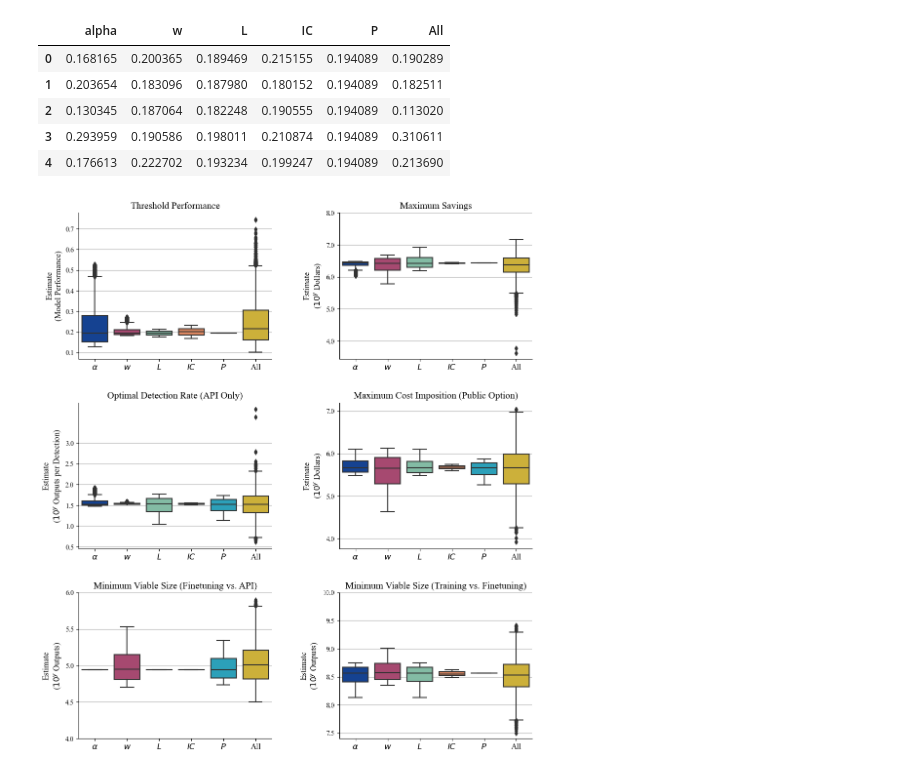
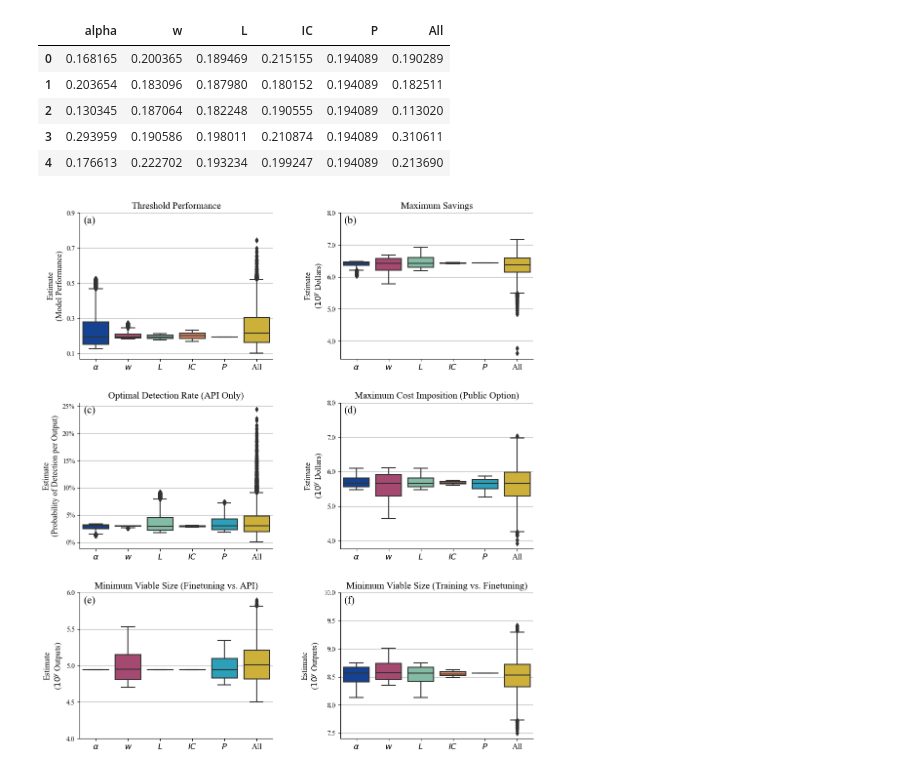
Before and after one commit to georgetown-cset/disinfo-costs, a Jupyter notebook: codebook.ipynb, the cells around one changed output. Saved outputs shown, nothing was run; the diff lists cells and outputs as text; code cells hidden in the pictures.

```diff
--- a/codebook.ipynb
+++ b/codebook.ipynb
@@ -262,7 +291,7 @@ fig, ax = plt.subplots(figsize = (8,5))
 for i, p_ in enumerate([0.25, 0.5, 0.75, 1.0]):
 
     # ...use the functions in the preceding block to simulate total penalties of each simulated campaign
-    # (Sorting the data does not affect the calculation of the mean across all simulations, but allows for easy plotting of confidence intervals)
+    # (Sorting the data does not affect the calculation of the mean across all samples, but allows for easy plotting of confidence intervals)
     simulated_data = np.sort(simulate_penalties(temp_p = p_), axis = 0)
 
     # Plot the mean penalties as a function of detection accuracy
@@ -273,18 +302,18 @@ for i, p_ in enumerate([0.25, 0.5, 0.75, 1.0]):
 
 # Adjust figure aesthetics for the left-hand figure
 #ax.set_yscale('log')
-ax.set_xlabel(f'Average Outputs to Detection (1/$\lambda$)', fontsize = 14, fontname = 'Times New Roman')
+ax.set_xlabel(f'Probability of Detection per Output ($\lambda$)', fontsize = 14, fontname = 'Times New Roman')
 ax.set_yticks([0., 1e6, 2e6, 3e6, 4e6, 5e6])
 ax.set_ylim([0., 4.5e6])
 ax.set_yticklabels(['$0', '$1M', '$2M', '$3M', '$4M', '$5M'], fontsize = 12, fontname = 'Times New Roman')
 ax.set_ylabel('Savings Eliminated by Monitoring Controls', fontsize = 14, fontname = 'Times New Roman')
 ax.set_xticks([0, 1, 2, 3, 4, 5])
 ax.set_xlim([0., 5.])
-ax.set_xticklabels(['100,000', '10,000', '1,000', '100', '10', '1'], fontsize = 12, fontname = 'Times New Roman')
+ax.set_xticklabels(['0.001%', '0.01%', '0.1%', '1%', '10%', '100%'], fontsize = 12, fontname = 'Times New Roman')
 ax.legend(prop=basefont)
 
 # Save and display the figure
-plt.savefig('figures/detection_penalties.jpg', dpi=300, bbox_inches='tight')
+plt.savefig('figures/detection_penalties.pdf', dpi=300, bbox_inches='tight')
 plt.show()
 plt.close()
 # %% [output]
@@ -375,7 +404,8 @@ max_costs = np.zeros((200, 200))
 for i, p2 in enumerate(np.arange(0.005, 1.005, step = 0.005)):
     for j, p1 in enumerate(np.arange(0.005, 1.005, step = 0.005)):
         lambda_hat = calc_threshold_detection_rate(p1, p2)
-        threshes[i, j] = calc_log_outputs_to_detection(lambda_hat)
+        #threshes[i, j] = calc_log_outputs_to_detection(lambda_hat)
+        threshes[i, j] = lambda_hat
         max_costs[i, j] = calc_max_imposition(lambda_hat, p1)
 # %%
 # Create a plot for Figure 4
@@ -386,14 +416,14 @@ cmap_threshes = get_continuous_cmap(['#FFFFFF', colors[2]])
 cmap_max_costs = get_continuous_cmap(['#FFFFFF', colors[1]])
 
 # Plot the threshold detection rate as a heatmap, reversing the order of the y-axis (because sns.heatmap plots downward from the top of the axis by default)
-sns.heatmap(threshes[::-1], ax = ax0, cmap = cmap_threshes, vmin = 0., vmax = np.max(threshes))
+sns.heatmap(threshes[::-1], ax = ax0, cmap = cmap_threshes, vmin = 0., vmax = 0.06)
 
 # Plot the maximum imposed costs on the other plot (again reversing the oder of the y-axis)
 sns.heatmap(max_costs[::-1], ax = ax1, cmap = cmap_max_costs, vmin = 0., vmax = 4e6)
 
 # Label the color bar for the top plot
-ax0.collections[0].colorbar.set_ticks([0., 1., 2., 3., 4.])
-ax0.collections[0].colorbar.set_ticklabels(['1', '10', '100', '1,000', '10,000'], fontsize = 12, fontname = 'Times New Roman')
+ax0.collections[0].colorbar.set_ticks([0., 0.02, 0.04, 0.06])
+ax0.collections[0].colorbar.set_ticklabels(['0%', '2%', '4%', '6%'], fontsize = 12, fontname = 'Times New Roman')
 
 # Label the color bar for the bottom plot
 ax1.collections[0].colorbar.set_ticks([0, 1e6, 2e6, 3e6, 4e6])
@@ -575,7 +605,7 @@ def estimate_max_savings(params, p_ = 0.75, n_ = 1e7):
 # Create a function to estimate optimal detection rate (API only) and return 10,000 results
 def estimate_cost_api(params, p_ = 0.75):
     lambda_hat_estimates = 1 / params['P'] * (params['w'] * p_ / params['L'] - params['w'] / (params['alpha'] * params['L']) - params['IC'])  # From eq. 8
-    return np.log10(1 / lambda_hat_estimates)  # Return the log of average outputs to detection
+    return lambda_hat_estimates
 
 
 # Create a function to estimate maximum cost imposition (public option) and return 10,000 results
@@ -620,59 +650,60 @@ results['thresh'].head()
 | 4 | 0.176613 | 0.222702 | 0.193234 | 0.199247 | 0.194089 | 0.213690 |
 # %%
 # Create a function that, for one of the six dfs again and an axis, plots the estimates as a boxplot
-def format_boxplot(ax, data, label):
+def format_boxplot(ax, data, label, inset):
     ax.set_axisbelow(True)
     g = sns.boxplot(data = data, ax = ax, order = ['alpha', 'w', 'L', 'IC', 'P', 'All'], palette = colors, zorder = 10)
     ax.set_xticklabels([r'$\alpha$', r'$w$', r'$L$', r'$IC$', r'$P$', 'All'], fontsize = 12, fontname = 'Times New Roman')
     ax.set_ylabel(f'Estimate{label}', fontsize = 12, fontname = 'Times New Roman')
     ax.set_xlim(-0.5, 5.5)
+    ax.annotate(inset, xy = (0.02, 0.98), xycoords = 'axes fraction', ha = 'left', va = 'top', fontsize = 16, fontname = 'Times New Roman')
 
 # Initialize the figure
 fig, axes = plt.subplots(nrows = 3, ncols = 2, figsize = (12, 14))
 plt.subplots_adjust(wspace = 0.35, hspace = 0.3)
 
 # Plot the first set of estimtes (from df `thresh`) and adjust aesthetics
-format_boxplot(axes[0][0], results['thresh'], '\n(Model Performance)')
-axes[0][0].set_yticks(np.arange(0.1, 0.8, step = 0.1))
-axes[0][0].set_yticklabels([str(round(i, 1)) for i in np.arange(0.1, 0.8, step = 0.1)], fontsize = 10, fontname = 'Times New Roman')
+format_boxplot(axes[0][0], results['thresh'], '\n(Model Performance)', '(a)')
+axes[0][0].set_yticks(np.arange(0.1, 1.0, step = 0.2))
+axes[0][0].set_yticklabels([str(round(i, 1)) for i in np.arange(0.1, 1.0, step = 0.2)], fontsize = 10, fontname = 'Times New Roman')
 axes[0][0].set_title('Threshold Performance', fontsize = 14, fontname = 'Times New Roman')
 
 # Plot the second set of estimtes (from df `max_savings`) and adjust aesthetics
-format_boxplot(axes[0][1], results['max_savings'], '\n($10^y$ Dollars)')
+format_boxplot(axes[0][1], results['max_savings'], '\n($10^y$ Dollars)', '(b)')
 axes[0][1].set_yticks(np.arange(4., 9.))
 axes[0][1].set_yticklabels([str(i) for i in np.arange(4., 9.)], fontsize = 10, fontname = 'Times New Roman')
 axes[0][1].set_title('Maximum Savings', fontsize = 14, fontname = 'Times New Roman')
 
 # Plot the third set of estimtes (from df `cost_api`) and adjust aesthetics
-format_boxplot(axes[1][0], results['cost_api'], '\n($10^y$ Outputs per Detection)')
-axes[1][0].set_yticks(np.arange(0.5, 3.5, step = 0.5))
-axes[1][0].set_yticklabels([str(i) for i in np.arange(0.5, 3.5, step = 0.5)], fontsize = 10, fontname = 'Times New Roman')
+format_boxplot(axes[1][0], results['cost_api'], '\n(Probability of Detection per Output)', '(c)')
+axes[1][0].set_yticks(np.arange(0.0, 0.3, step = 0.05))
+axes[1][0].set_yticklabels([f'{int(100 * i)}%' for i in np.arange(0.0, 0.3, step = 0.05)], fontsize = 10, fontname = 'Times New Roman')
 axes[1][0].set_title('Optimal Detection Rate (API Only)', fontsize = 14, fontname = 'Times New Roman')
 
 # Plot the fourth set of estimtes (from df `cost_public`) and adjust aesthetics
-format_boxplot(axes[1][1], results['cost_public'], '\n($10^y$ Dollars)')
-axes[1][1].set_yticks(np.arange(4., 8.))
-axes[1][1].set_yticklabels([str(i) for i in np.arange(4., 8.)], fontsize = 10, fontname = 'Times New Roman')
+format_boxplot(axes[1][1], results['cost_public'], '\n($10^y$ Dollars)', '(d)')
+axes[1][1].set_yticks(np.arange(4., 9.))
+axes[1][1].set_yticklabels([str(i) for i in np.arange(4., 9.)], fontsize = 10, fontname = 'Times New Roman')
 axes[1][1].set_title('Maximum Cost Imposition (Public Option)', fontsize = 14, fontname = 'Times New Roman')
 
 # Plot the fifth set of estimtes (from df `min_fine`) and adjust aesthetics
-format_boxplot(axes[2][0], results['min_fine'], '\n($10^y$ Outputs)')
+format_boxplot(axes[2][0], results['min_fine'], '\n($10^y$ Outputs)', '(e)')
 axes[2][0].set_yticks(np.arange(4., 6.5, step = 0.5))
 axes[2][0].set_yticklabels([str(i) for i in np.arange(4., 6.5, step = 0.5)], fontsize = 10, fontname = 'Times New Roman')
 axes[2][0].set_title('Minimum Viable Size (Finetuning vs. API)', fontsize = 14, fontname = 'Times New Roman')
 
 # Plot the sixth set of estimtes (from df `min_train`) and adjust aesthetics
-format_boxplot(axes[2][1], results['min_train'], '\n($10^y$ Outputs)')
+format_boxplot(axes[2][1], results['min_train'], '\n($10^y$ Outputs)', '(f)')
 axes[2][1].set_yticks(np.arange(7.5, 10.5, step = 0.5))
 axes[2][1].set_yticklabels([str(i) for i in np.arange(7.5, 10.5, step = 0.5)], fontsize = 10, fontname = 'Times New Roman')
 axes[2][1].set_title('Minimum Viable Size (Training vs. Finetuning)', fontsize = 14, fontname = 'Times New Roman')
 
 # Make final figure adjustments and save the resulting figure
-plt.savefig('figures/sensitivity.jpg', dpi = 300, bbox_inches = 'tight')
+plt.savefig('figures/sensitivity.pdf', dpi = 300, bbox_inches = 'tight')
 plt.show()
 plt.close()
 # %% [output]
-[figure, old version]
+[figure, new version]
 # %%
 # Plot the average result for each of the six variables of interest
 for key in results.keys():
```
Also changed, not shown: parts of 12 cells of this notebook, 11 other files.
